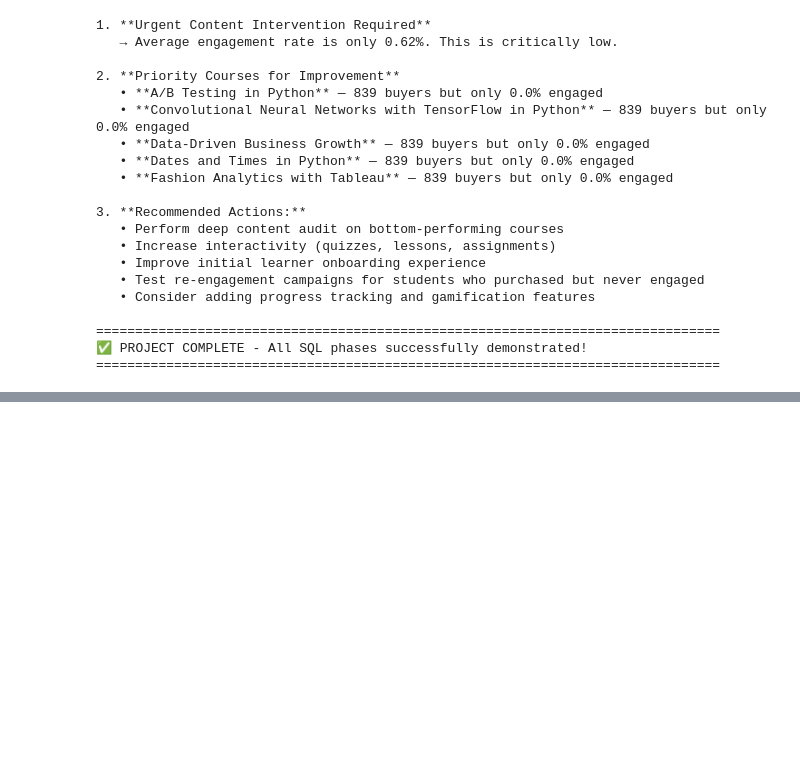
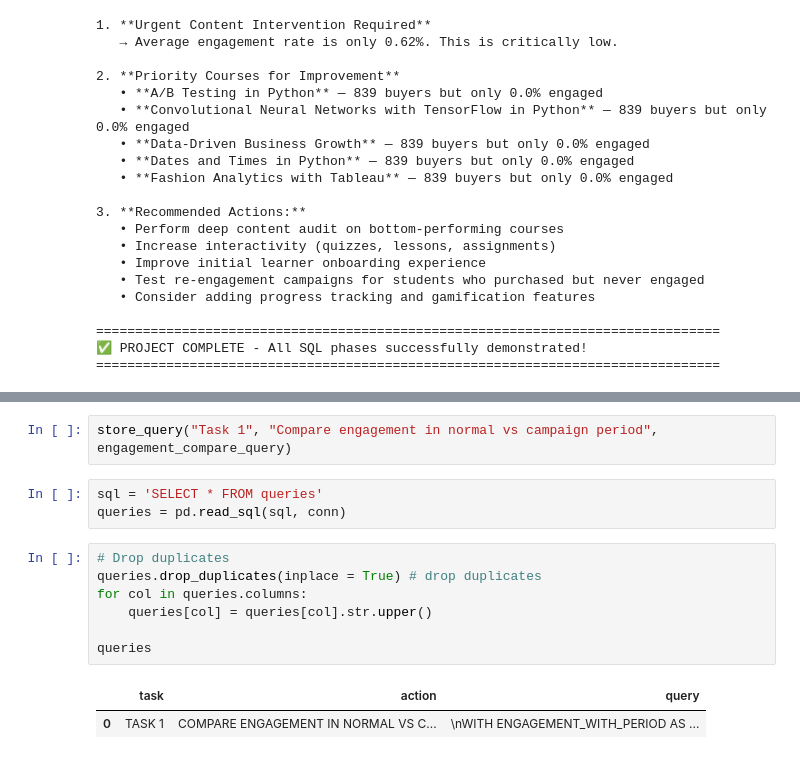
Before and after one commit to yvetteekon/learning-platform-analytics, a Jupyter notebook: learning-platform-analytics.ipynb, the cells around one changed output, grey strips where cells are left out. Cells and saved outputs as stored; diff of their text form; blank space fills up the shorter version.

```diff
--- a/notebook.ipynb
+++ b/learning-platform-analytics.ipynb
@@ -1130,0 +1150,15 @@ Lowest Engagement Rate  : 0.00%
+# %%
+store_query("Task 1", "Compare engagement in normal vs campaign period", engagement_compare_query)
+# %%
+sql = 'SELECT * FROM queries'
+queries = pd.read_sql(sql, conn)
+# %%
+# Drop duplicates
+queries.drop_duplicates(inplace = True) # drop duplicates
+for col in queries.columns:
+    queries[col] = queries[col].str.upper()
+
+queries
+# %% [output]
+|  | task | action | query |
+| 0 | TASK 1 | COMPARE ENGAGEMENT IN NORMAL VS C... | \nWITH ENGAGEMENT_WITH_PERIOD AS ... |
```
Also changed, not shown: parts of 6 cells of this notebook, 1 other file.
